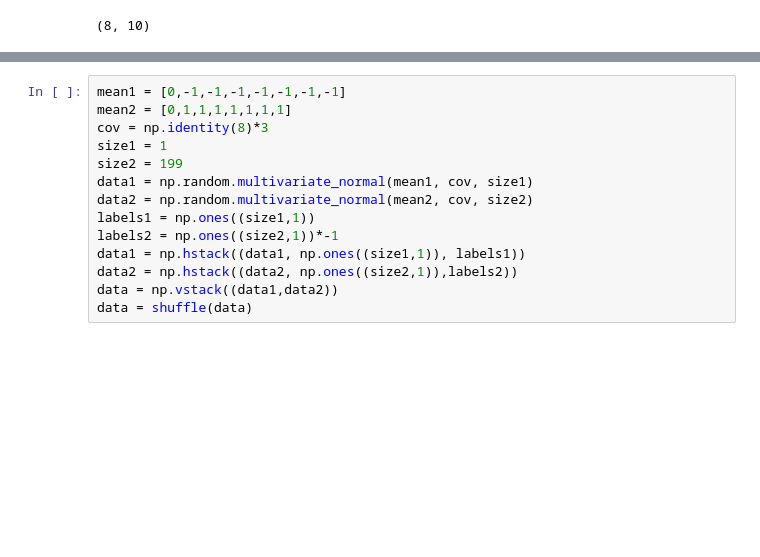
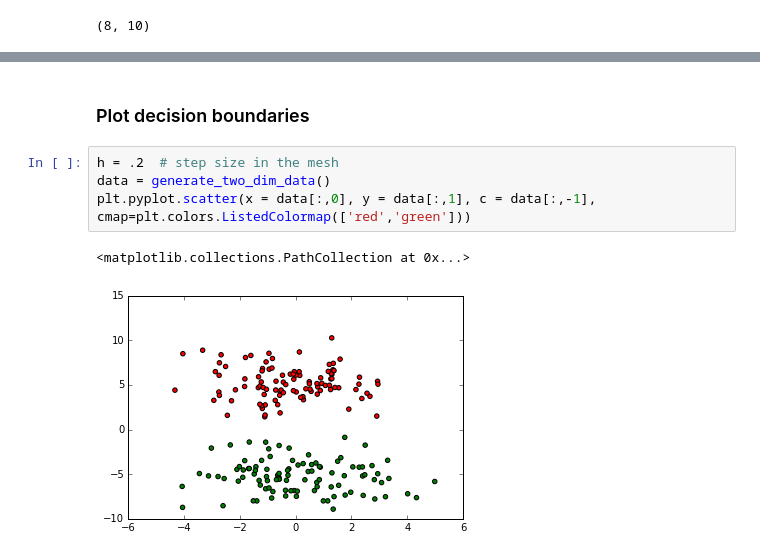
Before and after one commit to Styren/DD2437, a Jupyter notebook: Lab1.ipynb, the cells around one changed output, grey strips where cells are left out. Cells and saved outputs as stored; diff of their text form; blank space fills up the shorter version.

```diff
--- a/Lab1.ipynb
+++ b/Lab1.ipynb
@@ -184,14 +201,9 @@ network.plot_learning_rate()
-# %%
-mean1 = [0,-1,-1,-1,-1,-1,-1,-1]
-mean2 = [0,1,1,1,1,1,1,1]
-cov = np.identity(8)*3
-size1 = 1
-size2 = 199
-data1 = np.random.multivariate_normal(mean1, cov, size1)
-data2 = np.random.multivariate_normal(mean2, cov, size2)
-labels1 = np.ones((size1,1))
-labels2 = np.ones((size2,1))*-1
-data1 = np.hstack((data1, np.ones((size1,1)), labels1))
-data2 = np.hstack((data2, np.ones((size2,1)),labels2))
-data = np.vstack((data1,data2))
-data = shuffle(data)
+# %% [markdown]
+### Plot decision boundaries
+# %%
+h = .2  # step size in the mesh
+data = generate_two_dim_data()
+plt.pyplot.scatter(x = data[:,0], y = data[:,1], c = data[:,-1], cmap=plt.colors.ListedColormap(['red','green']))
+# %% [output]
+<matplotlib.collections.PathCollection at 0x...>
+[figure, added]
```
Also changed, not shown: parts of 14 cells of this notebook.
